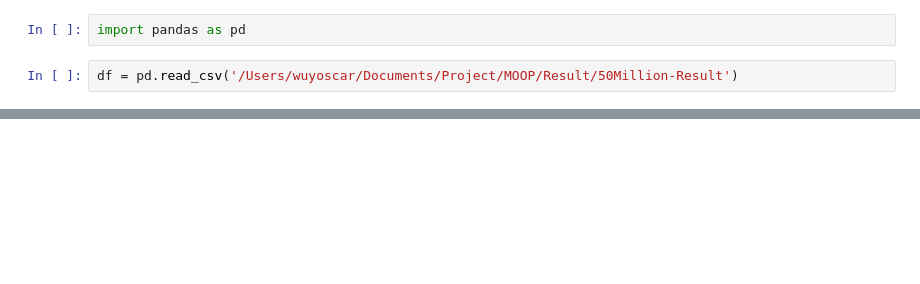
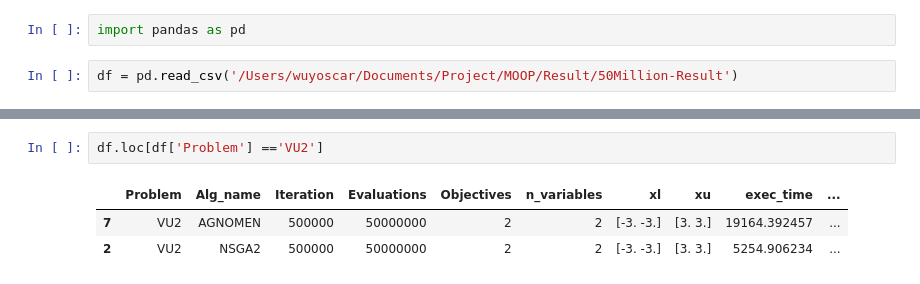
Before and after one commit to wuyoscar/Multi-Obj_Optimization, a Jupyter notebook: Workspace/workspace.ipynb, the cells around one changed output, grey strips where cells are left out. Drawn from its saved outputs; the diff is of its cells as text; blank space fills up the shorter version.

```diff
--- a/Workspace/workspace.ipynb
+++ b/Workspace/workspace.ipynb
@@ -37,0 +44,6 @@ df.loc[df['Problem'] =='KUR1']
+# %%
+df.loc[df['Problem'] =='VU2']
+# %% [output]
+|  | Problem | Alg_name | Iteration | Evaluations | Objectives | n_variables | xl | xu | exec_time | ... |
+| 7 | VU2 | AGNOMEN | 500000 | 50000000 | 2 | 2 | [-3. -3.] | [3. 3.] | 19164.392457 | ... |
+| 2 | VU2 | NSGA2 | 500000 | 50000000 | 2 | 2 | [-3. -3.] | [3. 3.] | 5254.906234 | ... |
```
Also changed, not shown: parts of 5 cells of this notebook, 2 other files.
